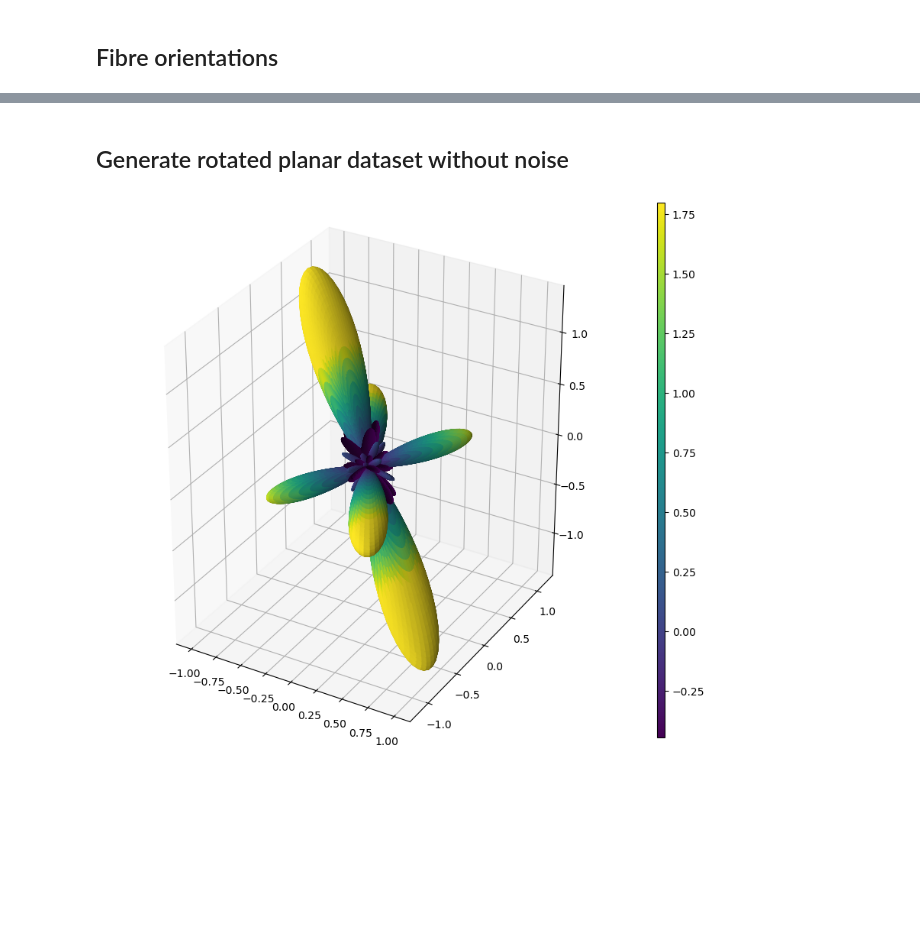
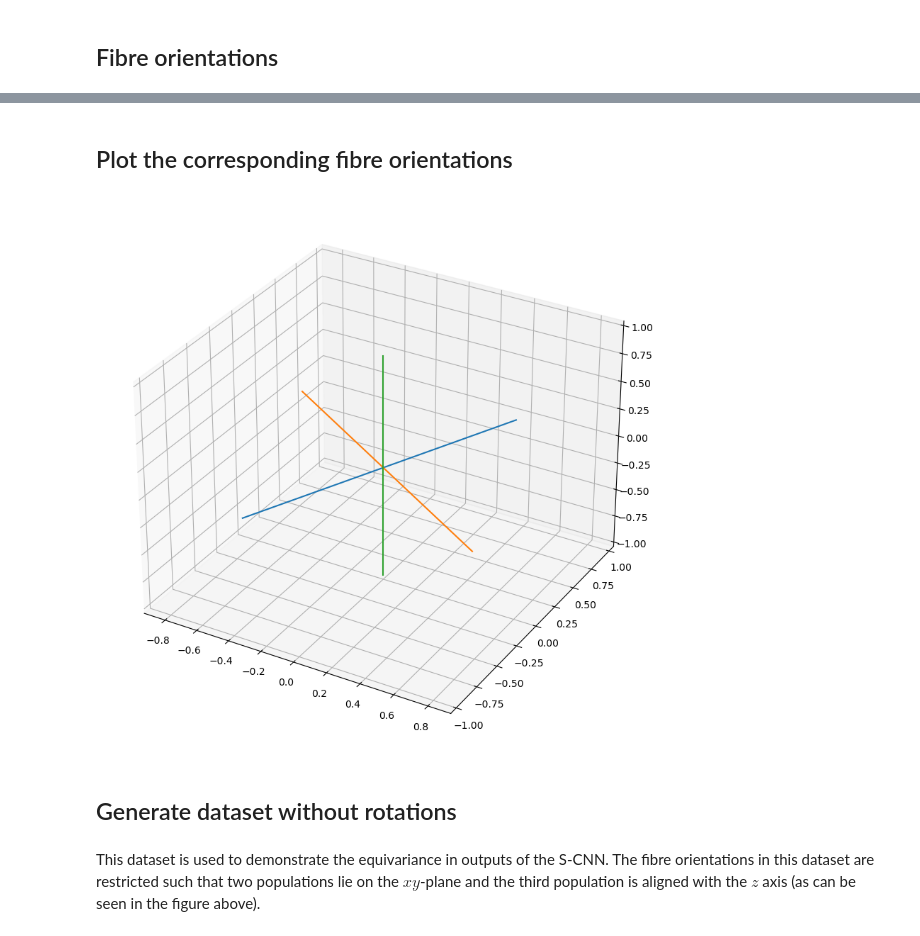
Before and after one commit to AlesRessler/AlesMScProject, a Jupyter notebook: 08 Simulated dataset generation.ipynb, the cells around one changed output, grey strips where cells are left out. Cells and saved outputs as stored; diff of their text form; code cells hidden in the pictures; blank space fills up the shorter version.

```diff
--- a/08 Simulated dataset generation.ipynb
+++ b/08 Simulated dataset generation.ipynb
@@ -12,15 +25,16 @@ The complete synthetic dataset consists of diffusion weighted data (b-values, gr
 The following cell simulates dataset of 1000 voxels each with 2 fibre populations and maximum SH degree of 8.
 # %%
 dataset = load_dt_simulated_dataset(dataset_size=1000,
-                                    number_of_fibre_populations=2,
+                                    number_of_fibre_populations=3,
                                     max_degree=8,
-                                    fibre_population_eigenvalues=(0.003, 0.0002, 0.0002),
+                                    fibre_population_eigenvalues=(0.001, 0.0003, 0.0003),
                                     number_of_data_points=90,
                                     b_value=1000,
-                                    b_0_signal=3000,
+                                    b_0_signal=1,
                                     include_b_0=False,
                                     signal_to_noise_ratio=30,
                                     noise_type='rician',
-                                    noise_generator_seed=1,
-                                    gradient_generator_seed=1,
-                                    fibre_orientation_generator_seed=1)
+                                    noise_generator_seed=100,
+                                    gradient_generator_seed=101,
+                                    fibre_orientation_generator_seed=102,
+                                    planar=True)
@@ -211,22 +138,0 @@ plt.show()
-# %% [markdown]
-## Generate rotated planar dataset without noise
-# %%
-fibre_orientations = np.load('./data/planar/no_rotation/fibre_orientations.npy')
-
-rotated_dataset = rotate_dt_simulated_dataset(fibre_orientations,
-                                              number_of_fibre_populations=3,
-                                              max_degree=8,
-                                              fibre_population_eigenvalues=(0.003, 0.0002, 0.0002),
-                                              number_of_data_points=90,
-                                              b_value=1000,
-                                              b_0_signal=3000,
-                                              include_b_0=False,
-                                              signal_to_noise_ratio=0,
-                                              noise_type='none',
-                                              noise_generator_seed=2,
-                                              gradient_generator_seed=2,
-                                              fibre_orientation_generator_seed=2)
-
-path_rotated_dataset = './data/planar/rotation'
-
-save_dt_simulated_dataset(rotated_dataset, path_rotated_dataset)
@@ -246,25 +139,18 @@ from visualization.spherical_functions_visualisation import get_spherical_functi
-# %%
-x, y, z, fcolors = get_spherical_function_values_from_spherical_expansion(rotated_dataset[0][7],max_degree=8,resolution=200,min_value=None,max_value=None, normalize=False)
-
-x = x * fcolors
-y = y * fcolors
-z = z * fcolors
-
-fig = plt.figure(figsize=(10,10))
-
-cmap = plt.cm.viridis
-normalization = Normalize(vmin=np.min(fcolors), vmax=np.max(fcolors))
-sm = plt.cm.ScalarMappable(cmap=cmap, norm=normalization)
-
-ax = fig.add_subplot(111, projection='3d')
-ax.plot_surface(x, y, z,  rstride=1, cstride=1, facecolors=plt.cm.viridis(fcolors), shade=True)
-#ax.set_axis_off()
-plt.gca().set_aspect('equal')
-
-fig.subplots_adjust(right=0.8)
-cbar_ax = fig.add_axes([0.85, 0.15, 0.01, 0.7])
-cbar = fig.colorbar(sm, ax=[ax], cax=cbar_ax)
-
-plt.show()
-# %% [output]
-[figure, removed]
+# %% [markdown]
+## Plot the corresponding fibre orientations
+# %%
+#%matplotlib qt
+fibre_orientations_to_be_plotted = fibre_orientations[index]
+
+fig = plt.figure(figsize=(10,10))
+ax = fig.add_subplot(111, projection='3d')
+ax.plot([-fibre_orientations_to_be_plotted[0,0],fibre_orientations_to_be_plotted[0,0]], [-fibre_orientations_to_be_plotted[0,1],fibre_orientations_to_be_plotted[0,1]], [-fibre_orientations_to_be_plotted[0,2],fibre_orientations_to_be_plotted[0,2]])
+ax.plot([-fibre_orientations_to_be_plotted[1,0],fibre_orientations_to_be_plotted[1,0]], [-fibre_orientations_to_be_plotted[1,1],fibre_orientations_to_be_plotted[1,1]], [-fibre_orientations_to_be_plotted[1,2],fibre_orientations_to_be_plotted[1,2]])
+ax.plot([-fibre_orientations_to_be_plotted[2,0],fibre_orientations_to_be_plotted[2,0]], [-fibre_orientations_to_be_plotted[2,1],fibre_orientations_to_be_plotted[2,1]], [-fibre_orientations_to_be_plotted[2,2],fibre_orientations_to_be_plotted[2,2]])
+plt.show()
+# %% [output]
+[figure, added]
+# %% [markdown]
+## Generate dataset without rotations
+# %% [markdown]
+This dataset is used to demonstrate the equivariance in outputs of the S-CNN. The fibre orientations in this dataset are restricted such that two populations lie on the $xy$-plane and the third population is aligned with the $z$ axis (as can be seen in the figure above).
```
Also changed, not shown: parts of 36 cells of this notebook, 5 other files.
